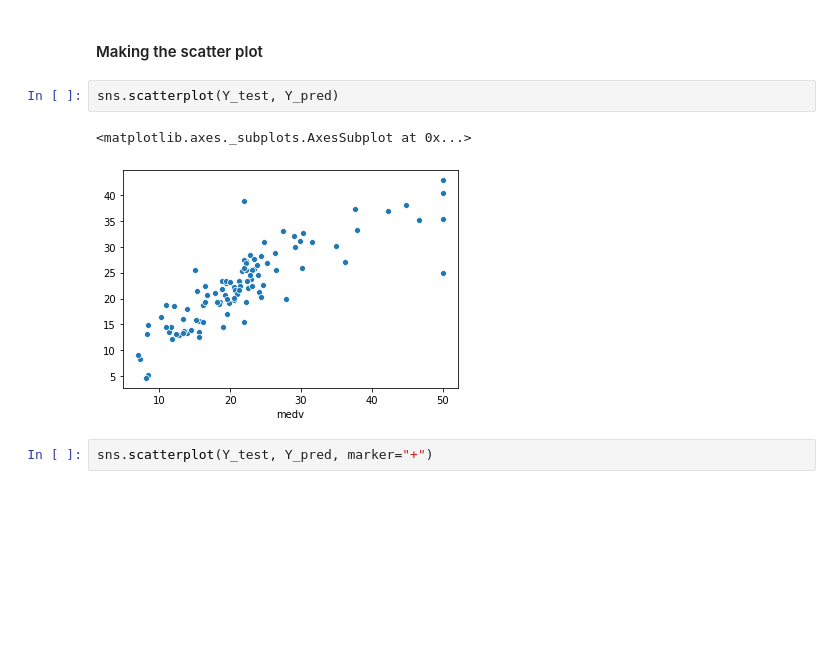
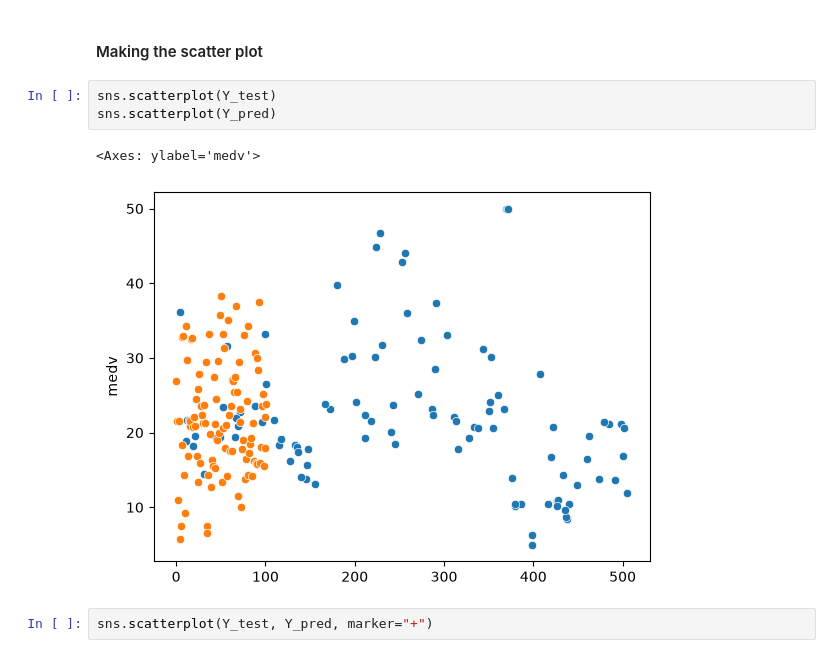
Before and after one commit to Rupesh-AI404/Machine_Learning, a Jupyter notebook: Linear Regression/linear_regression.ipynb, the cells around one changed output. Cells and saved outputs as stored; diff of their text form; blank space fills up the shorter version.

Commit message:
solved scatter plot problem

```diff
--- a/Linear Regression/linear_regression.ipynb
+++ b/Linear Regression/linear_regression.ipynb
@@ -315,10 +315,11 @@ array([21.3969995 , 25.78787156, 18.00497747, 32.99703165, 25.4474803 ,
 # %% [markdown]
 #### Making the scatter plot
 # %%
-sns.scatterplot(Y_test, Y_pred)
+sns.scatterplot(Y_test)
+sns.scatterplot(Y_pred)
 # %% [output]
-<matplotlib.axes._subplots.AxesSubplot at 0x...>
+<Axes: ylabel='medv'>
-[figure, old version]
+[figure, new version]
 # %%
 sns.scatterplot(Y_test, Y_pred, marker="+")
 # %% [output]
```
Also changed, not shown: parts of 3 cells of this notebook.
